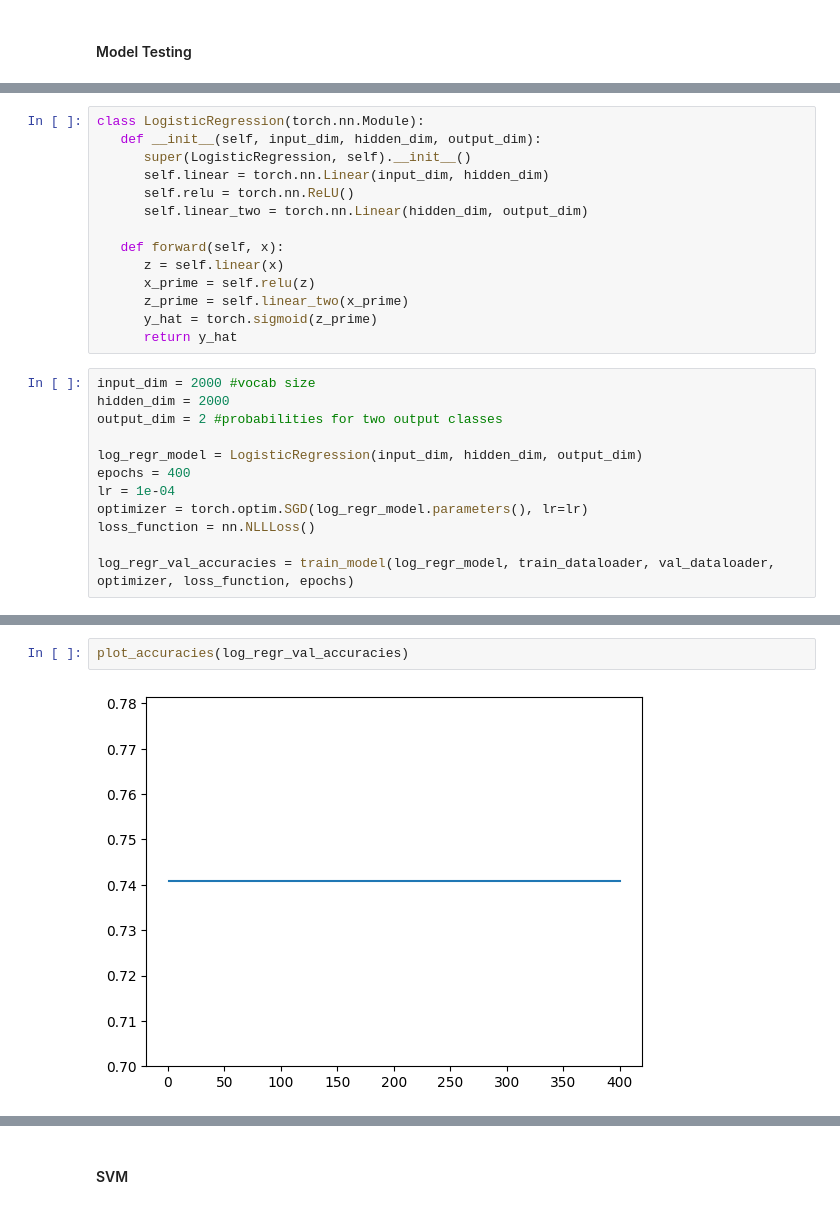
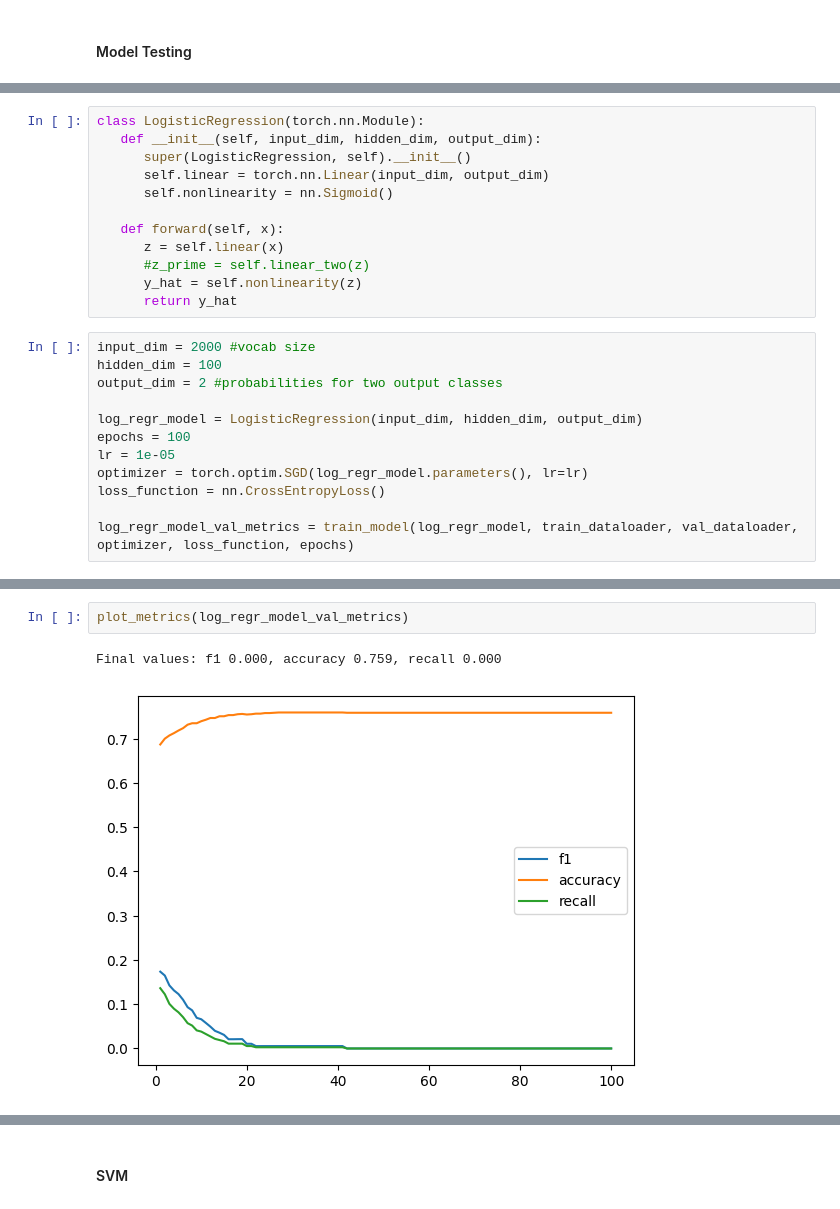
Before and after one commit to claireboyd/dirty_comments_and_clean_plates, a Jupyter notebook: models/model_framework.ipynb, the cells around one changed output, grey strips where cells are left out. Cells and saved outputs as stored; diff of their text form.

```diff
--- a/models/model_framework.ipynb
+++ b/models/model_framework.ipynb
@@ -228,26 +261,24 @@ def plot_accuracies(val_accuracies):
 class LogisticRegression(torch.nn.Module):
    def __init__(self, input_dim, hidden_dim, output_dim):
       super(LogisticRegression, self).__init__()
-      self.linear = torch.nn.Linear(input_dim, hidden_dim)
-      self.relu = torch.nn.ReLU()
-      self.linear_two = torch.nn.Linear(hidden_dim, output_dim)
+      self.linear = torch.nn.Linear(input_dim, output_dim)
+      self.nonlinearity = nn.Sigmoid()
 
    def forward(self, x):
       z = self.linear(x)
-      x_prime = self.relu(z)
-      z_prime = self.linear_two(x_prime)
-      y_hat = torch.sigmoid(z_prime)
+      #z_prime = self.linear_two(z)
+      y_hat = self.nonlinearity(z)
       return y_hat
 # %%
 input_dim = 2000 #vocab size
-hidden_dim = 2000
+hidden_dim = 100
 output_dim = 2 #probabilities for two output classes
 
 log_regr_model = LogisticRegression(input_dim, hidden_dim, output_dim)
-epochs = 400
-lr = 1e-04
+epochs = 100
+lr = 1e-05
 optimizer = torch.optim.SGD(log_regr_model.parameters(), lr=lr)
-loss_function = nn.NLLLoss()
+loss_function = nn.CrossEntropyLoss()
 
-log_regr_val_accuracies = train_model(log_regr_model, train_dataloader, val_dataloader, optimizer, loss_function, epochs)
+log_regr_model_val_metrics = train_model(log_regr_model, train_dataloader, val_dataloader, optimizer, loss_function, epochs)
 # %% [output]
@@ -258,7 +286,8 @@ At epoch 300: loss = -0.847, and accuracy = 0.741
-# %%
-plot_accuracies(log_regr_val_accuracies)
-# %% [output]
-[figure, removed]
+# %%
+plot_metrics(log_regr_model_val_metrics)
+# %% [output]
+Final values: f1 0.000, accuracy 0.759, recall 0.000
+[figure, added]
 # %%
 class LogisticRegressionwithFeatures(torch.nn.Module):
    def __init__(self, input_dim, feature_dim, output_dim):
```
Also changed, not shown: parts of 37 cells of this notebook, 4 other files.
